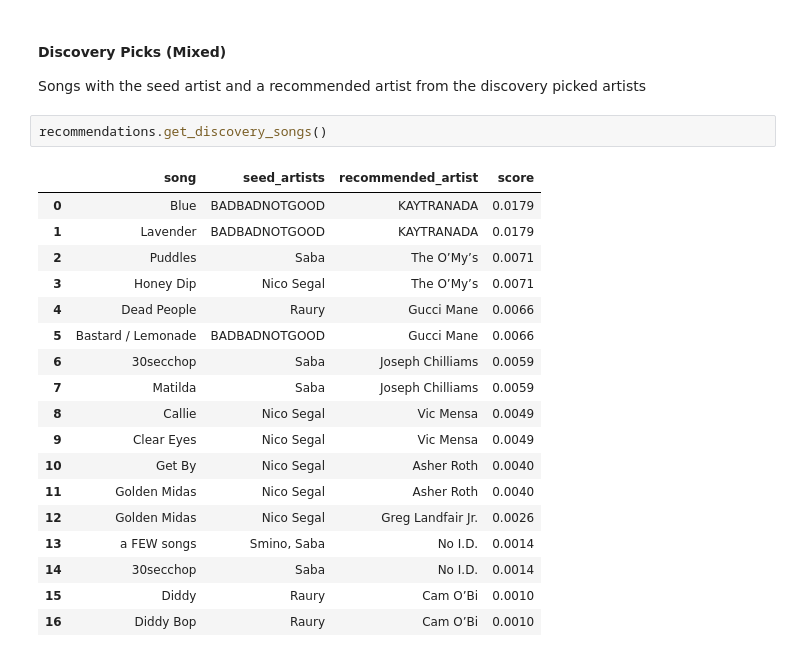
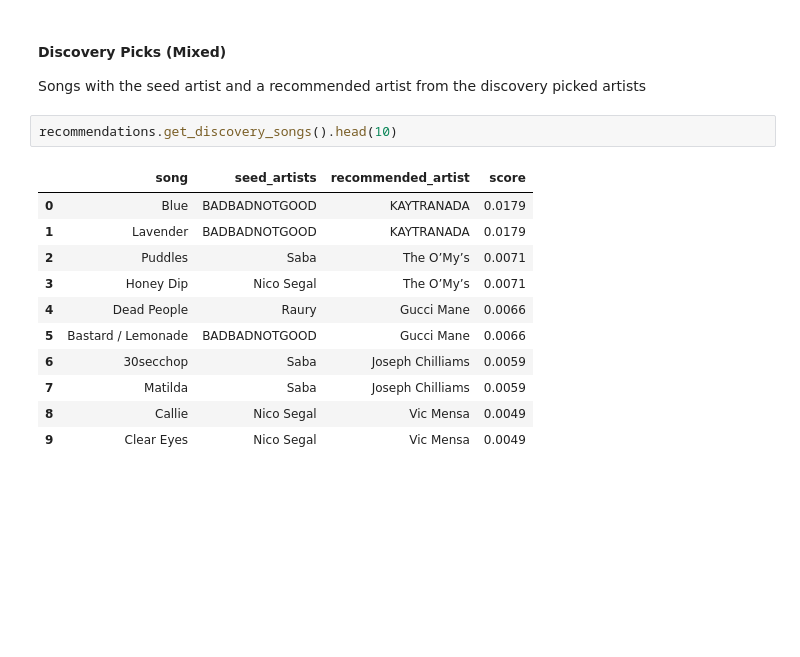
Before and after one commit to MediumlySalted/music-collaboration-graph-mining-project, a Jupyter notebook: project_notebook.ipynb, the cells around one changed output. Drawn from its saved outputs; the diff is of its cells as text; blank space fills up the shorter version.

```diff
--- a/project_notebook.ipynb
+++ b/project_notebook.ipynb
@@ -227,23 +213,16 @@ recommendations.get_songs()
 
 Songs with the seed artist and a recommended artist from the discovery picked artists
 # %%
-recommendations.get_discovery_songs()
+recommendations.get_discovery_songs().head(10)
 # %% [output]
 |  | song | seed_artists | recommended_artist | score |
 | 0 | Blue | BADBADNOTGOOD | KAYTRANADA | 0.0179 |
 | 1 | Lavender | BADBADNOTGOOD | KAYTRANADA | 0.0179 |
 | 2 | Puddles | Saba | The O’My’s | 0.0071 |
 | 3 | Honey Dip | Nico Segal | The O’My’s | 0.0071 |
 | 4 | Dead People | Raury | Gucci Mane | 0.0066 |
 | 5 | Bastard / Lemonade | BADBADNOTGOOD | Gucci Mane | 0.0066 |
 | 6 | 30secchop | Saba | Joseph Chilliams | 0.0059 |
 | 7 | Matilda | Saba | Joseph Chilliams | 0.0059 |
 | 8 | Callie | Nico Segal | Vic Mensa | 0.0049 |
 | 9 | Clear Eyes | Nico Segal | Vic Mensa | 0.0049 |
-| 10 | Get By | Nico Segal | Asher Roth | 0.0040 |
-| 11 | Golden Midas | Nico Segal | Asher Roth | 0.0040 |
-| 12 | Golden Midas | Nico Segal | Greg Landfair Jr. | 0.0026 |
-| 13 | a FEW songs | Smino, Saba | No I.D. | 0.0014 |
-| 14 | 30secchop | Saba | No I.D. | 0.0014 |
-| 15 | Diddy | Raury | Cam O’Bi | 0.0010 |
-| 16 | Diddy Bop | Raury | Cam O’Bi | 0.0010 |
```
Also changed, not shown: parts of 4 cells of this notebook, 3 other files.
